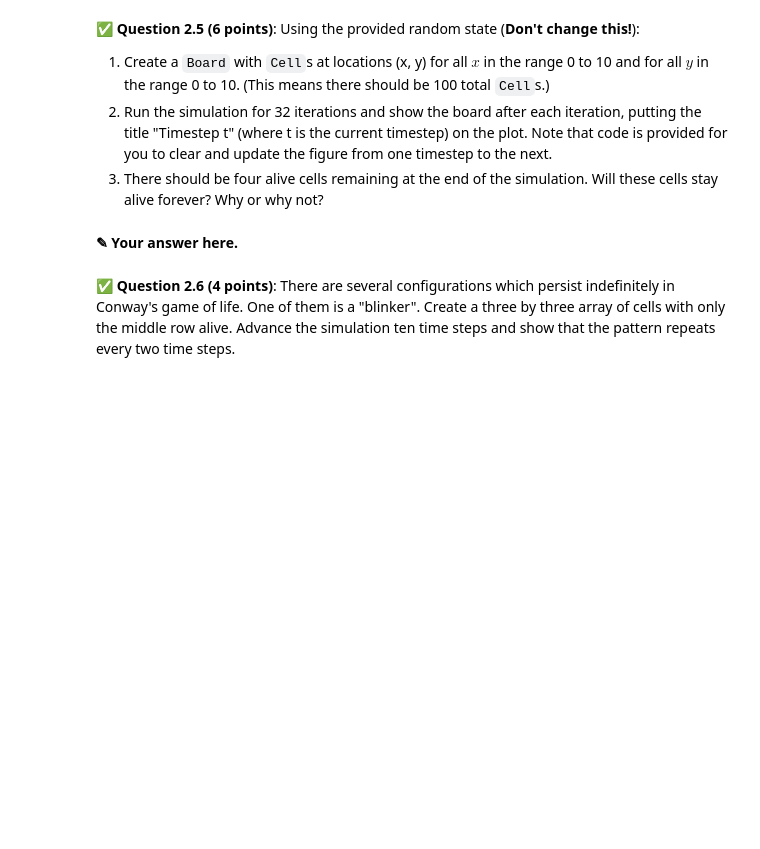
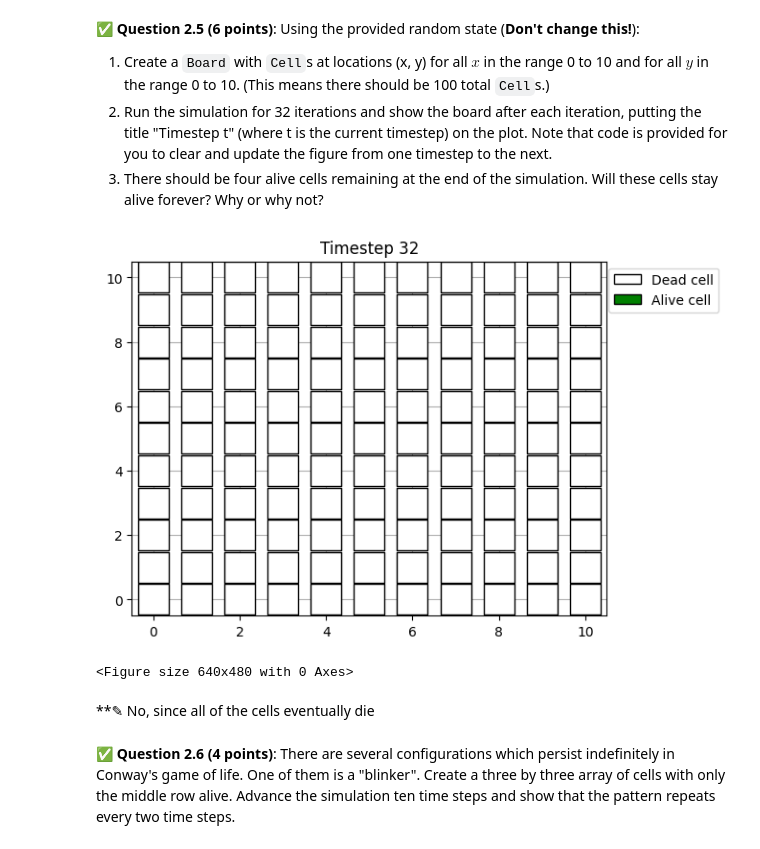
Before and after one commit to ryanc2525/CMSE202-f25-turnin, a Jupyter notebook: hw-02/HW-02_ABMandGraphTheory-RyanCampbell.ipynb, the cells around one changed output. Saved outputs shown, nothing was run; the diff lists cells and outputs as text; code cells hidden in the pictures; blank space fills up the shorter version.

```diff
--- a/hw-02/HW-02_ABMandGraphTheory-RyanCampbell.ipynb
+++ b/hw-02/HW-02_ABMandGraphTheory-RyanCampbell.ipynb
@@ -313,23 +344,35 @@ class Board:
 # %%
 import time
 import numpy as np
 from IPython.display import display, clear_output
 
 
 rng = np.random.RandomState(1)
 
 # Your code here to initialize the board.
+cells = []
+for x in range(11):
+    for y in range(11):
+        alive = rng.rand() < 0.2
+        cells.append(Cell(x, y, alive))
+board = Board(cells)
 
 fig, ax = plt.subplots()
-for t in range(32 + 1):
+for t in range(33):
     # Your code here to update and show the board.
+    plt.title(f"Timestep {t}")
+    board.show()
 
     # After calling Board.show, run the following lines of code to make the animation smooth.
     clear_output(wait=True) # Clear output for dynamic display
     display(fig)            # Reset display
     fig.clear()             # Prevent overlapping and layered plots
     time.sleep(0.1)         # Wait a certain amount of time before showing the next plot. You can modify this as appropriate.
+    board.run()
+# %% [output]
+[figure, added]
+<Figure size 640x480 with 0 Axes>
 # %% [markdown]
-**<font size=+3>&#9998;</font> Your answer here.**
+**<font size=+3>&#9998;</font> No, since all of the cells eventually die
 # %% [markdown]
 &#9989; **Question 2.6 (4 points)**: There are several configurations which persist indefinitely in Conway's game of life. One of them is a "blinker". Create a three by three array of cells with only the middle row alive. Advance the simulation ten time steps and show that the pattern repeats every two time steps.
```
Also changed, not shown: parts of 14 cells of this notebook.
